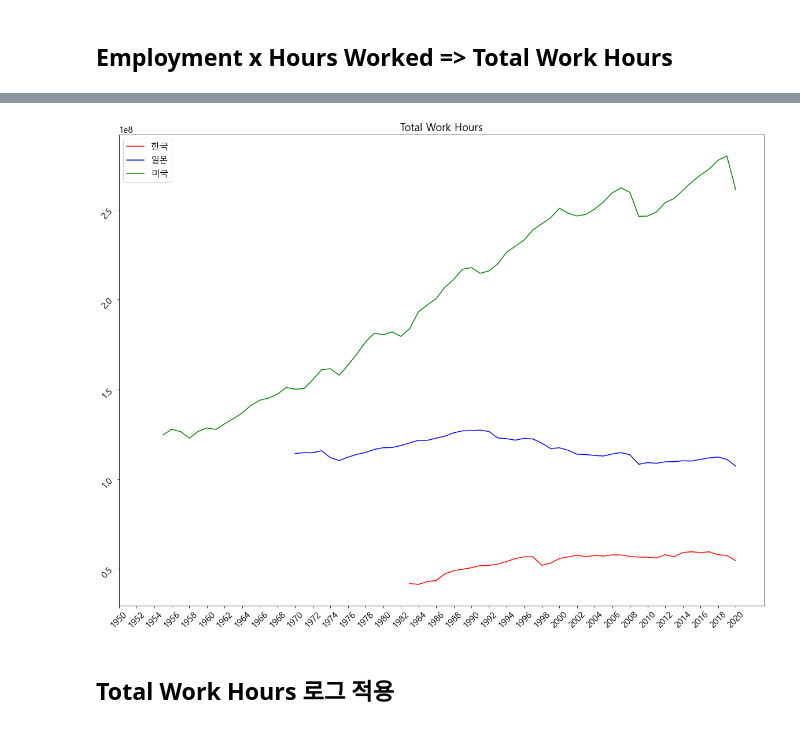
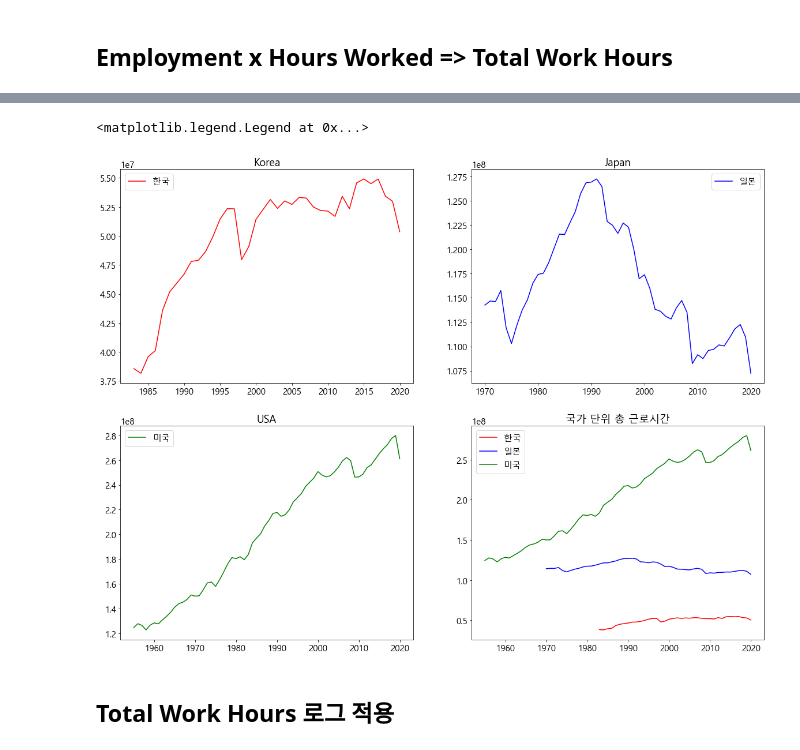
Before and after one commit to jonghwi-kim/Cobb-Douglas-production-function, a Jupyter notebook: data preprocess.ipynb, the cells around one changed output, grey strips where cells are left out. Saved outputs shown, nothing was run; the diff lists cells and outputs as text; code cells hidden in the pictures.

```diff
--- a/data preprocess.ipynb
+++ b/data preprocess.ipynb
@@ -630,7 +376,9 @@ korea_hours_worked = korea_hours_worked.T['전체']
 
 korea_hours_worked = pd.DataFrame(korea_hours_worked)
 for i in korea_hours_worked.index:
-    korea_hours_worked.at[i, '전체'] = korea_hours_worked.at[i, '전체']*52
+    korea_hours_worked.at[i, '전체'] = korea_hours_worked.at[i, '전체']*48
+
 korea_hours_worked.index = range(1980, 2022, 1)
 korea_hours_worked['TIME'] = range(1980, 2022, 1)
 korea_hours_worked.columns = ['Value', 'TIME']
+korea_hours_worked['Value'].describe()
@@ -698,6 +427,6 @@ japan_hours_worked
 # %%
-korea_hours_worked = hours_worked.loc[hours_worked['LOCATION'] == 'KOR']
-korea_hours_worked = korea_hours_worked[['TIME', 'Value']]
-korea_hours_worked['Value'].describe()
-korea_hours_worked
+korea_hours_worked2 = hours_worked.loc[hours_worked['LOCATION'] == 'KOR']
+korea_hours_worked2 = korea_hours_worked2[['TIME', 'Value']]
+korea_hours_worked2.index = list(korea_hours_worked2['TIME'].astype(int))
+korea_hours_worked2['Value'].describe()
 # %% [output]
@@ -718,3 +441,0 @@ korea_hours_worked
-# %%
-korea_hours_worked.index = list(korea_hours_worked['TIME'].astype(int))
-korea_hours_worked
@@ -1089,17 +645,34 @@ total_work_hours
 # %%
 plt.rc("font", family='Malgun Gothic')
 plt.rc('font', size=15)
 plt.figure(figsize=(20,15))
-plt.plot(total_work_hours['Year'], total_work_hours['Korea'], label='한국', color='red')
-plt.plot(total_work_hours['Year'], total_work_hours['Japan'], label='일본', color='blue')
-plt.plot(total_work_hours['Year'], total_work_hours['USA'], label='미국', color='green')
-plt.title('Total Work Hours')
-plt.legend()
-plt.xticks(np.arange(1950, 2022, 2), rotation=45)
-plt.yticks(rotation=45)
-plt.show()
+
+ax1 = plt.subplot(2,2,1)
+ax2 = plt.subplot(2,2,2)
+ax3 = plt.subplot(2,2,3)
+ax4 = plt.subplot(2,2,4)
+
+ax1.plot(total_work_hours['Year'], total_work_hours['Korea'], label='한국', color='red')
+ax1.set_title('Korea')
+ax1.legend()
+
+ax2.plot(total_work_hours['Year'], total_work_hours['Japan'], label='일본', color='blue')
+ax2.set_title('Japan')
+ax2.legend()
+
+ax3.plot(total_work_hours['Year'], total_work_hours['USA'], label='미국', color='green')
+ax3.set_title('USA')
+ax3.legend()
+
+ax4.plot(total_work_hours['Year'], total_work_hours['Korea'], label='한국', color='red')
+ax4.plot(total_work_hours['Year'], total_work_hours['Japan'], label='일본', color='blue')
+ax4.plot(total_work_hours['Year'], total_work_hours['USA'], label='미국', color='green')
+
+ax4.set_title('국가 단위 총 근로시간')
+ax4.legend()
 # %% [output]
+<matplotlib.legend.Legend at 0x...>
-[figure, old version]
+[figure, new version]
 # %% [markdown]
 ## Total Work Hours 로그 적용
 # %%
```
Also changed, not shown: parts of 96 cells of this notebook.
